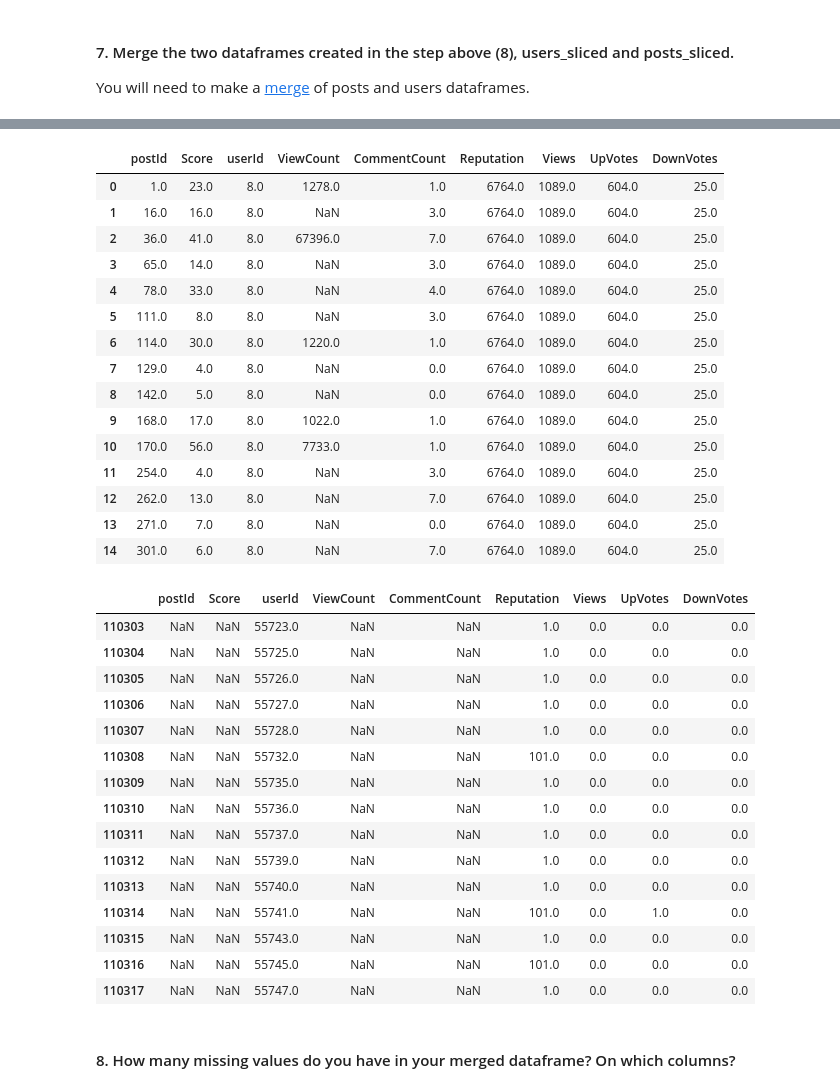
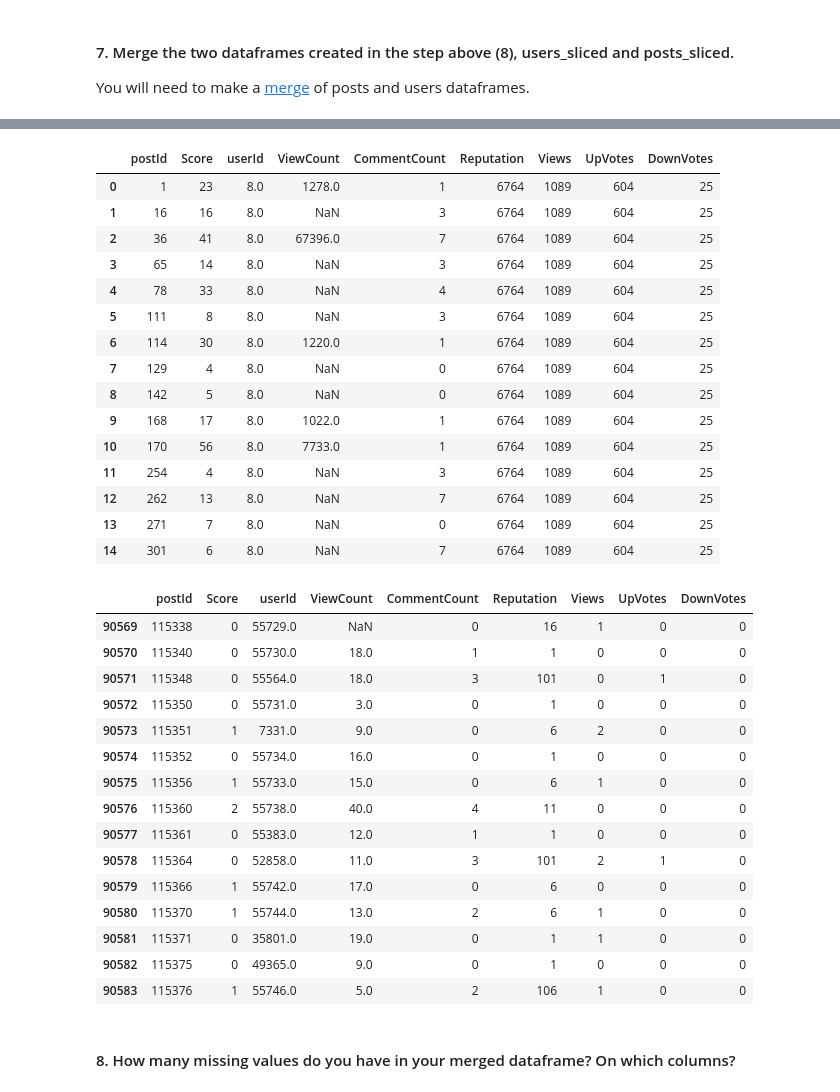
Before and after one commit to ta-data-remote/lab-data-cleaning, a Jupyter notebook: your-code/main.ipynb, the cells around one changed output, grey strips where cells are left out. Drawn from its saved outputs; the diff is of its cells as text; code cells hidden in the pictures.

Commit message:
some changes done on the merge

```diff
--- a/your-code/main.ipynb
+++ b/your-code/main.ipynb
@@ -26,5 +10,5 @@ os.getcwd()
 # %%
-users = pd.read_csv("users.csv")
+users = pd.read_csv("../data/users.csv")
 # %%
 users.head()
 # %% [output]
@@ -60,7 +44,7 @@ users.head(15)
 # %% [markdown]
 #### 4. Import the posts table.
 # %%
-posts = pd.read_csv("posts.csv")
+posts = pd.read_csv("../data/posts.csv")
 # %%
 posts.head(15)
 # %% [output]
@@ -135,4 +137,4 @@ posts_sliced
 #### 7. Merge the two dataframes created in the step above (8), users_sliced and posts_sliced.
 You will need to make a [merge](https://pandas.pydata.org/pandas-docs/stable/generated/pandas.DataFrame.merge.html) of posts and users dataframes.
 # %%
-users_posts = posts_sliced.merge(right =users_sliced, how="outer")
+posts_users = posts_sliced.merge(right =users_sliced,)
@@ -155,40 +160,40 @@ users_posts
 # %%
-users_posts.head(15)
+posts_users.head(15)
 # %% [output]
 |  | postId | Score | userId | ViewCount | CommentCount | Reputation | Views | UpVotes | DownVotes |
-| 0 | 1.0 | 23.0 | 8.0 | 1278.0 | 1.0 | 6764.0 | 1089.0 | 604.0 | 25.0 |
-| 1 | 16.0 | 16.0 | 8.0 | NaN | 3.0 | 6764.0 | 1089.0 | 604.0 | 25.0 |
-| 2 | 36.0 | 41.0 | 8.0 | 67396.0 | 7.0 | 6764.0 | 1089.0 | 604.0 | 25.0 |
-| 3 | 65.0 | 14.0 | 8.0 | NaN | 3.0 | 6764.0 | 1089.0 | 604.0 | 25.0 |
-| 4 | 78.0 | 33.0 | 8.0 | NaN | 4.0 | 6764.0 | 1089.0 | 604.0 | 25.0 |
-| 5 | 111.0 | 8.0 | 8.0 | NaN | 3.0 | 6764.0 | 1089.0 | 604.0 | 25.0 |
-| 6 | 114.0 | 30.0 | 8.0 | 1220.0 | 1.0 | 6764.0 | 1089.0 | 604.0 | 25.0 |
-| 7 | 129.0 | 4.0 | 8.0 | NaN | 0.0 | 6764.0 | 1089.0 | 604.0 | 25.0 |
-| 8 | 142.0 | 5.0 | 8.0 | NaN | 0.0 | 6764.0 | 1089.0 | 604.0 | 25.0 |
-| 9 | 168.0 | 17.0 | 8.0 | 1022.0 | 1.0 | 6764.0 | 1089.0 | 604.0 | 25.0 |
-| 10 | 170.0 | 56.0 | 8.0 | 7733.0 | 1.0 | 6764.0 | 1089.0 | 604.0 | 25.0 |
-| 11 | 254.0 | 4.0 | 8.0 | NaN | 3.0 | 6764.0 | 1089.0 | 604.0 | 25.0 |
-| 12 | 262.0 | 13.0 | 8.0 | NaN | 7.0 | 6764.0 | 1089.0 | 604.0 | 25.0 |
-| 13 | 271.0 | 7.0 | 8.0 | NaN | 0.0 | 6764.0 | 1089.0 | 604.0 | 25.0 |
-| 14 | 301.0 | 6.0 | 8.0 | NaN | 7.0 | 6764.0 | 1089.0 | 604.0 | 25.0 |
+| 0 | 1 | 23 | 8.0 | 1278.0 | 1 | 6764 | 1089 | 604 | 25 |
+| 1 | 16 | 16 | 8.0 | NaN | 3 | 6764 | 1089 | 604 | 25 |
+| 2 | 36 | 41 | 8.0 | 67396.0 | 7 | 6764 | 1089 | 604 | 25 |
+| 3 | 65 | 14 | 8.0 | NaN | 3 | 6764 | 1089 | 604 | 25 |
+| 4 | 78 | 33 | 8.0 | NaN | 4 | 6764 | 1089 | 604 | 25 |
+| 5 | 111 | 8 | 8.0 | NaN | 3 | 6764 | 1089 | 604 | 25 |
+| 6 | 114 | 30 | 8.0 | 1220.0 | 1 | 6764 | 1089 | 604 | 25 |
+| 7 | 129 | 4 | 8.0 | NaN | 0 | 6764 | 1089 | 604 | 25 |
+| 8 | 142 | 5 | 8.0 | NaN | 0 | 6764 | 1089 | 604 | 25 |
+| 9 | 168 | 17 | 8.0 | 1022.0 | 1 | 6764 | 1089 | 604 | 25 |
+| 10 | 170 | 56 | 8.0 | 7733.0 | 1 | 6764 | 1089 | 604 | 25 |
+| 11 | 254 | 4 | 8.0 | NaN | 3 | 6764 | 1089 | 604 | 25 |
+| 12 | 262 | 13 | 8.0 | NaN | 7 | 6764 | 1089 | 604 | 25 |
+| 13 | 271 | 7 | 8.0 | NaN | 0 | 6764 | 1089 | 604 | 25 |
+| 14 | 301 | 6 | 8.0 | NaN | 7 | 6764 | 1089 | 604 | 25 |
 # %%
-users_posts.tail(15)
+posts_users.tail(15)
 # %% [output]
 |  | postId | Score | userId | ViewCount | CommentCount | Reputation | Views | UpVotes | DownVotes |
-| 110303 | NaN | NaN | 55723.0 | NaN | NaN | 1.0 | 0.0 | 0.0 | 0.0 |
-| 110304 | NaN | NaN | 55725.0 | NaN | NaN | 1.0 | 0.0 | 0.0 | 0.0 |
-| 110305 | NaN | NaN | 55726.0 | NaN | NaN | 1.0 | 0.0 | 0.0 | 0.0 |
-| 110306 | NaN | NaN | 55727.0 | NaN | NaN | 1.0 | 0.0 | 0.0 | 0.0 |
-| 110307 | NaN | NaN | 55728.0 | NaN | NaN | 1.0 | 0.0 | 0.0 | 0.0 |
-| 110308 | NaN | NaN | 55732.0 | NaN | NaN | 101.0 | 0.0 | 0.0 | 0.0 |
-| 110309 | NaN | NaN | 55735.0 | NaN | NaN | 1.0 | 0.0 | 0.0 | 0.0 |
-| 110310 | NaN | NaN | 55736.0 | NaN | NaN | 1.0 | 0.0 | 0.0 | 0.0 |
-| 110311 | NaN | NaN | 55737.0 | NaN | NaN | 1.0 | 0.0 | 0.0 | 0.0 |
-| 110312 | NaN | NaN | 55739.0 | NaN | NaN | 1.0 | 0.0 | 0.0 | 0.0 |
-| 110313 | NaN | NaN | 55740.0 | NaN | NaN | 1.0 | 0.0 | 0.0 | 0.0 |
-| 110314 | NaN | NaN | 55741.0 | NaN | NaN | 101.0 | 0.0 | 1.0 | 0.0 |
-| 110315 | NaN | NaN | 55743.0 | NaN | NaN | 1.0 | 0.0 | 0.0 | 0.0 |
-| 110316 | NaN | NaN | 55745.0 | NaN | NaN | 101.0 | 0.0 | 0.0 | 0.0 |
-| 110317 | NaN | NaN | 55747.0 | NaN | NaN | 1.0 | 0.0 | 0.0 | 0.0 |
+| 90569 | 115338 | 0 | 55729.0 | NaN | 0 | 16 | 1 | 0 | 0 |
+| 90570 | 115340 | 0 | 55730.0 | 18.0 | 1 | 1 | 0 | 0 | 0 |
+| 90571 | 115348 | 0 | 55564.0 | 18.0 | 3 | 101 | 0 | 1 | 0 |
+| 90572 | 115350 | 0 | 55731.0 | 3.0 | 0 | 1 | 0 | 0 | 0 |
+| 90573 | 115351 | 1 | 7331.0 | 9.0 | 0 | 6 | 2 | 0 | 0 |
+| 90574 | 115352 | 0 | 55734.0 | 16.0 | 0 | 1 | 0 | 0 | 0 |
+| 90575 | 115356 | 1 | 55733.0 | 15.0 | 0 | 6 | 1 | 0 | 0 |
+| 90576 | 115360 | 2 | 55738.0 | 40.0 | 4 | 11 | 0 | 0 | 0 |
+| 90577 | 115361 | 0 | 55383.0 | 12.0 | 1 | 1 | 0 | 0 | 0 |
+| 90578 | 115364 | 0 | 52858.0 | 11.0 | 3 | 101 | 2 | 1 | 0 |
+| 90579 | 115366 | 1 | 55742.0 | 17.0 | 0 | 6 | 0 | 0 | 0 |
+| 90580 | 115370 | 1 | 55744.0 | 13.0 | 2 | 6 | 1 | 0 | 0 |
+| 90581 | 115371 | 0 | 35801.0 | 19.0 | 0 | 1 | 1 | 0 | 0 |
+| 90582 | 115375 | 0 | 49365.0 | 9.0 | 0 | 1 | 0 | 0 | 0 |
+| 90583 | 115376 | 1 | 55746.0 | 5.0 | 2 | 106 | 1 | 0 | 0 |
 # %% [markdown]
 #### 8. How many missing values do you have in your merged dataframe? On which columns?
```
Also changed, not shown: parts of 35 cells of this notebook.
